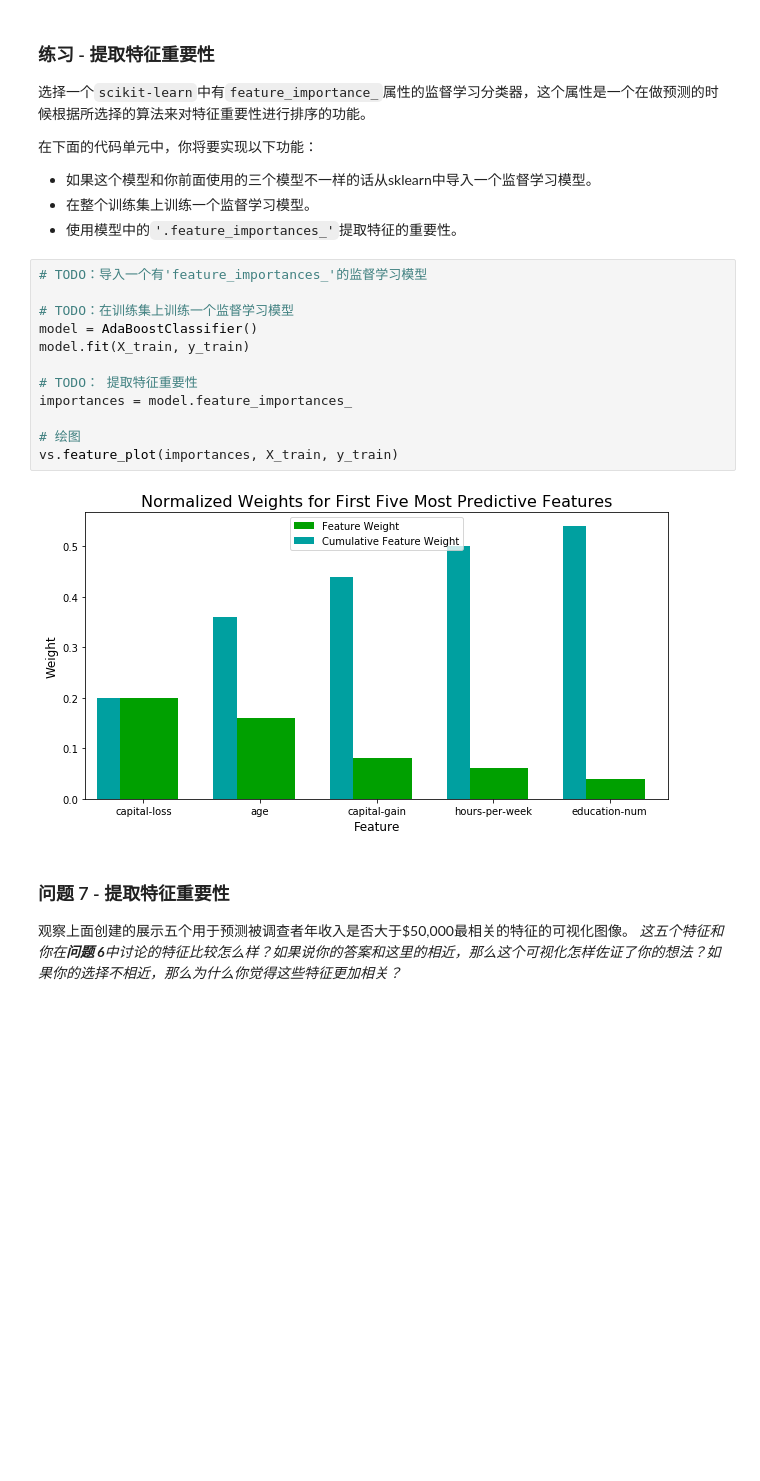
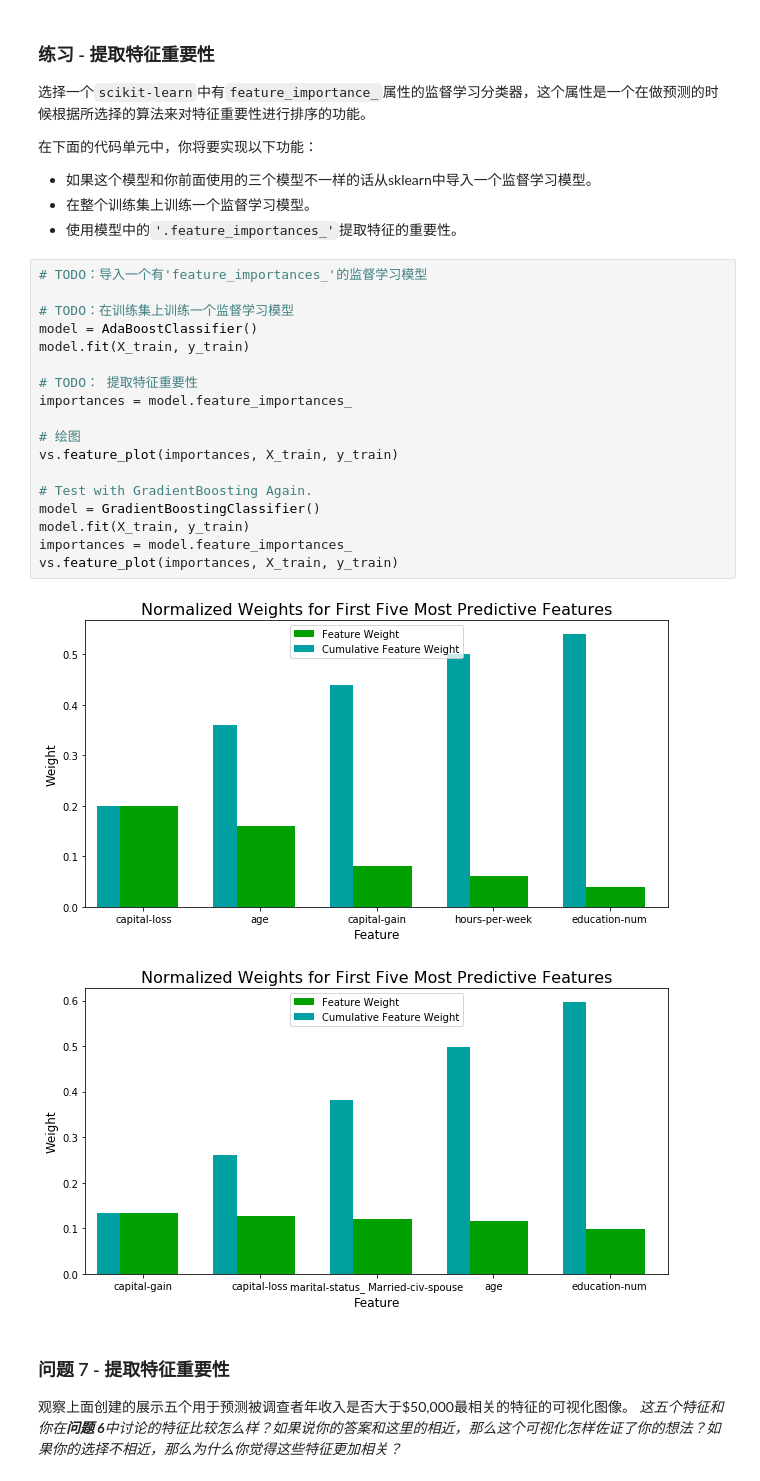
Before and after one commit to mtyylx/MLND, a Jupyter notebook: P2_Finding_Donors/finding_donors.ipynb, the cells around one changed output. Cells and saved outputs as stored; diff of their text form; blank space fills up the shorter version.

```diff
--- a/P2_Finding_Donors/finding_donors.ipynb
+++ b/P2_Finding_Donors/finding_donors.ipynb
@@ -757,17 +826,24 @@ for f in cat_features:
 # %%
 # TODO：导入一个有'feature_importances_'的监督学习模型
 
 # TODO：在训练集上训练一个监督学习模型
 model = AdaBoostClassifier()
 model.fit(X_train, y_train)
 
 # TODO： 提取特征重要性
 importances = model.feature_importances_
 
 # 绘图
 vs.feature_plot(importances, X_train, y_train)
+
+# Test with GradientBoosting Again.
+model = GradientBoostingClassifier()
+model.fit(X_train, y_train)
+importances = model.feature_importances_
+vs.feature_plot(importances, X_train, y_train)
 # %% [output]
 [figure]
+[figure, added]
 # %% [markdown]
 ### 问题 7 - 提取特征重要性
 观察上面创建的展示五个用于预测被调查者年收入是否大于\$50,000最相关的特征的可视化图像。
```
Also changed, not shown: parts of 22 cells of this notebook, 2 other files.
